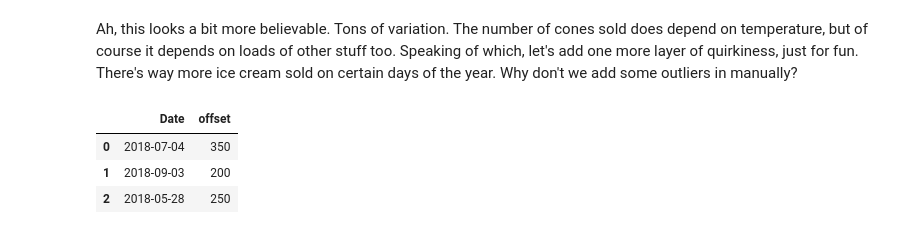
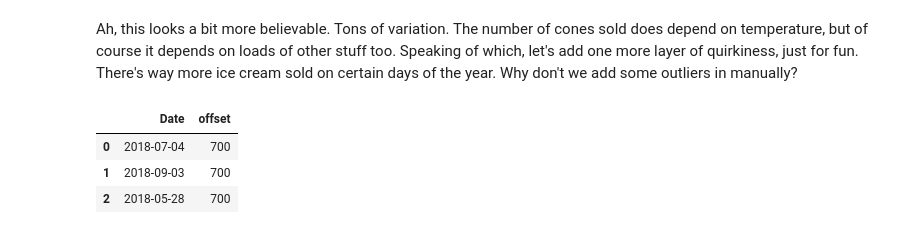
Before and after one commit to michellejw/cc-and-rsquared, a Jupyter notebook: ice-cream-data-2.ipynb, the cells around one changed output. Cells and saved outputs as stored; diff of their text form; code cells hidden in the pictures.

```diff
--- a/ice-cream-data-2.ipynb
+++ b/ice-cream-data-2.ipynb
@@ -117,14 +121,14 @@ errConesPlot.opts(xlabel='Date',ylabel='Air Temp (F)')
 # %% [markdown]
 Ah, this looks a bit more believable. Tons of variation. The number of cones sold does depend on temperature, but of course it depends on loads of other stuff too. Speaking of which, let's add one more layer of quirkiness, just for fun. There's way more ice cream sold on certain days of the year. Why don't we add some outliers in manually?
 # %%
-data = [('4-July-2018',350),
-        ('3-September-2018',200),
-        ('28-May-2018',250)]
+data = [('4-July-2018',700),
+        ('3-September-2018',700),
+        ('28-May-2018',700)]
 dfHolidays = pd.DataFrame(data,columns=['Date','offset'])
 dfHolidays['Date'] = pd.to_datetime(dfHolidays['Date'])
 dfHolidays
 # %% [output]
 |  | Date | offset |
-| 0 | 2018-07-04 | 350 |
-| 1 | 2018-09-03 | 200 |
-| 2 | 2018-05-28 | 250 |
+| 0 | 2018-07-04 | 700 |
+| 1 | 2018-09-03 | 700 |
+| 2 | 2018-05-28 | 700 |
```
Also changed, not shown: parts of 5 cells of this notebook.
